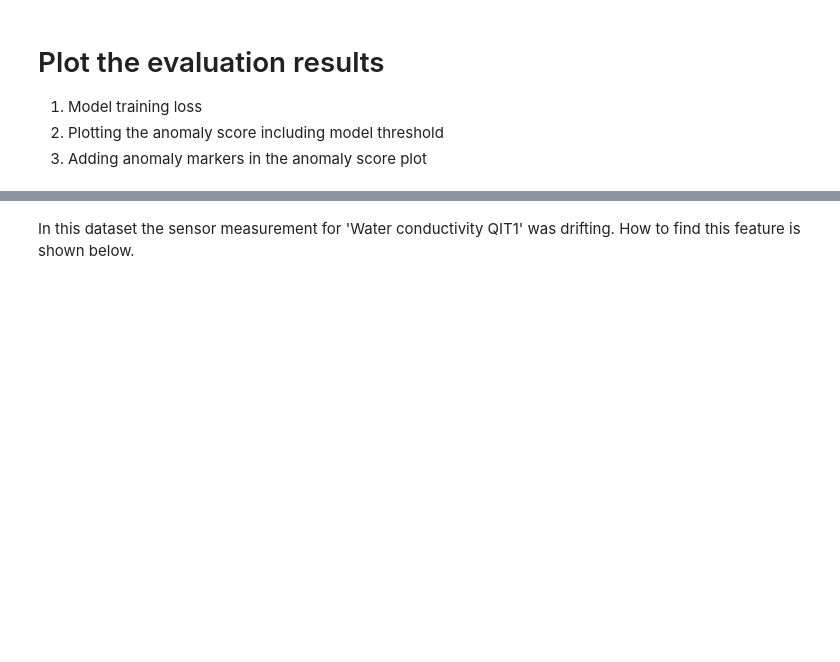
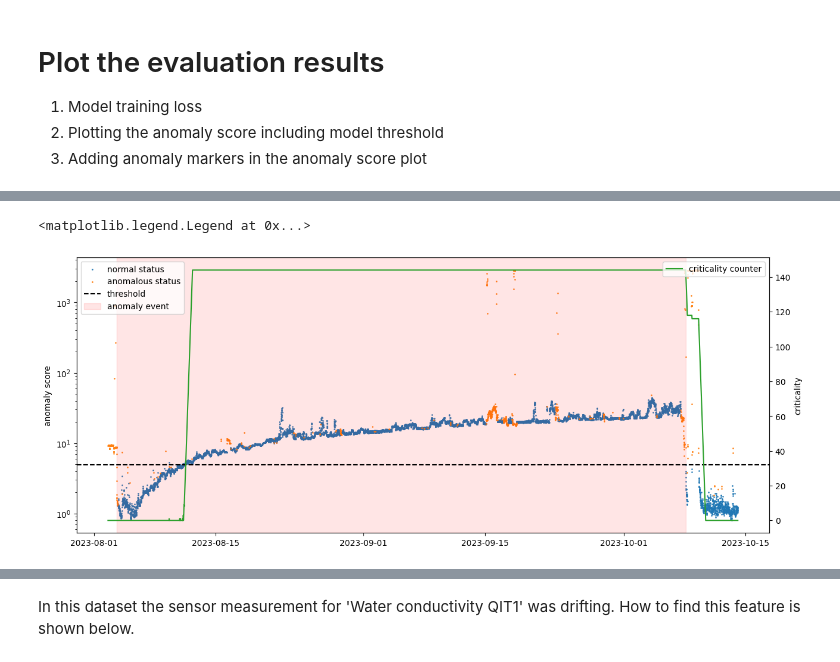
Before and after one commit to thgrass/EnergyFaultDetector, a Jupyter notebook: notebooks/Example - FaultDetector Usage.ipynb, the cells around one changed output, grey strips where cells are left out. Cells and saved outputs as stored; diff of their text form; code cells hidden in the pictures; blank space fills up the shorter version.

Commit message:
Added criticality information to Example usage notebook

```diff
--- a/notebooks/Example - FaultDetector Usage.ipynb
+++ b/notebooks/Example - FaultDetector Usage.ipynb
@@ -159,3 +159,12 @@ ax.legend(loc='upper left')
+# %%
+# Add criticality information
+fig, ax = plot_score_with_threshold(model=model, data=test_sensor_data, normal_index=test_status, show_criticality=True, figsize=(15, 6))
+ax.set_yscale('log')
+ax.axvspan(event_info['event_start'], event_info['event_end'], alpha=0.1, color='red', label='anomaly event')
+ax.legend(loc='upper left')
+# %% [output]
+<matplotlib.legend.Legend at 0x...>
+[figure, added]
 # %%
 # Plot reconstruction of the first couple of features
 fig, ax = plot_reconstruction(test_sensor_data, predictions.reconstruction, features_to_plot=predictions.reconstruction.columns[:20])
```
Also changed, not shown: parts of 18 cells of this notebook, 1 other file.
